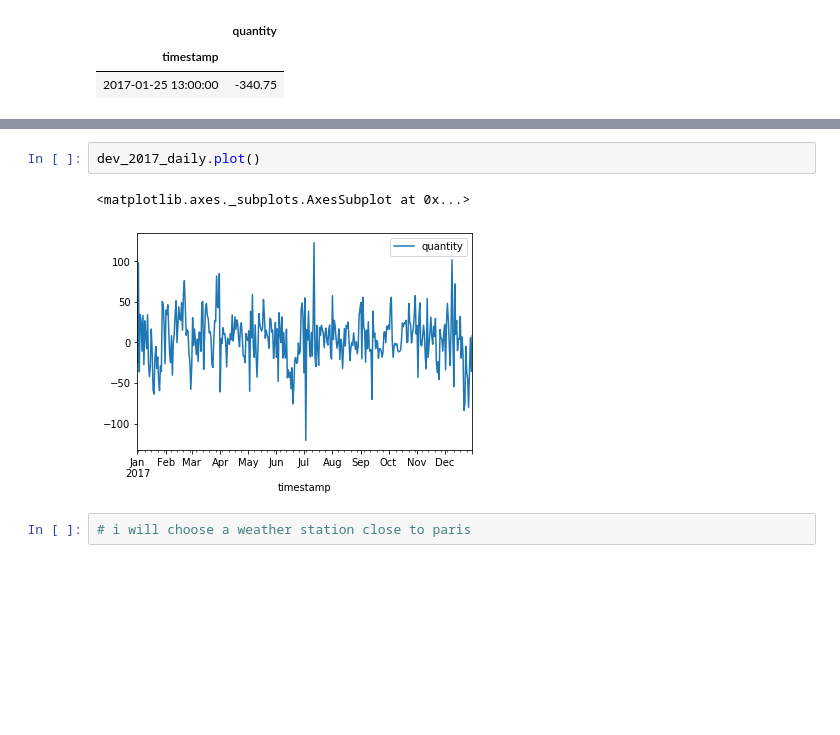
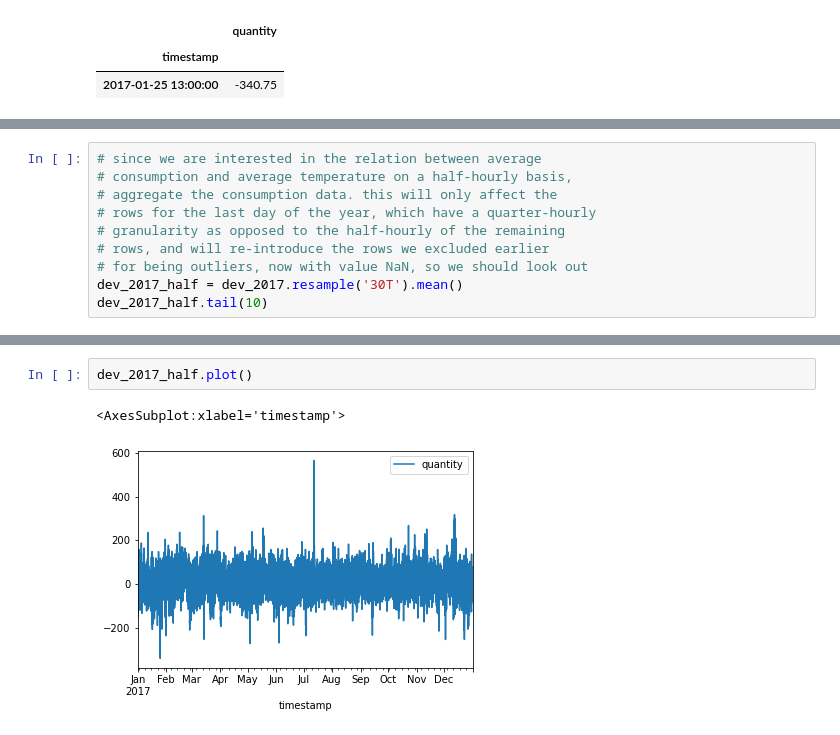
Before and after one commit to camilo-s/Aufgabe, a Jupyter notebook: aufgabe_draft.ipynb, the cells around one changed output, grey strips where cells are left out. Drawn from its saved outputs; the diff is of its cells as text; blank space fills up the shorter version.

```diff
--- a/aufgabe_draft.ipynb
+++ b/aufgabe_draft.ipynb
@@ -137,0 +121,10 @@ dev_2017_daily.head(10)
+# %%
+# since we are interested in the relation between average
+# consumption and average temperature on a half-hourly basis,
+# aggregate the consumption data. this will only affect the
+# rows for the last day of the year, which have a quarter-hourly
+# granularity as opposed to the half-hourly of the remaining
+# rows, and will re-introduce the rows we excluded earlier
+# for being outliers, now with value NaN, so we should look out
+dev_2017_half = dev_2017.resample('30T').mean()
+dev_2017_half.tail(10)
@@ -138,7 +165,5 @@ dev_2017_daily.head(10)
 # %%
-dev_2017_daily.plot()
+dev_2017_half.plot()
 # %% [output]
-<matplotlib.axes._subplots.AxesSubplot at 0x...>
+<AxesSubplot:xlabel='timestamp'>
-[figure, old version]
+[figure, new version]
-# %%
-# i will choose a weather station close to paris
```
Also changed, not shown: parts of 30 cells of this notebook.
